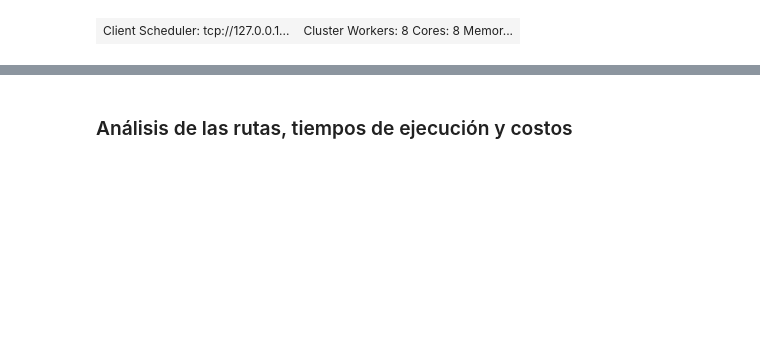
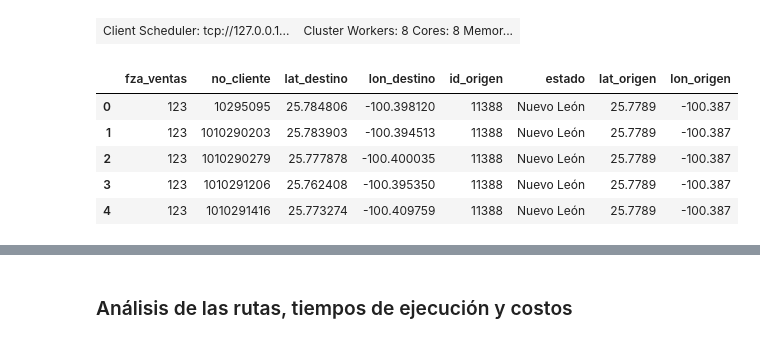
Before and after one commit to lauragmz/proyecto-final-mno2020, a Jupyter notebook: notebooks/Notebook_ParticleSwarm_Analisis.ipynb, the cells around one changed output, grey strips where cells are left out. Cells and saved outputs as stored; diff of their text form; code cells hidden in the pictures; blank space fills up the shorter version.

```diff
--- a/notebooks/Notebook_ParticleSwarm_Analisis.ipynb
+++ b/notebooks/Notebook_ParticleSwarm_Analisis.ipynb
@@ -314,2 +314,11 @@ df = pd.read_csv("C:/Users/anabc/Documents/MCD/Primavera2020/MNO/Proyecto final/
+# %%
+df.head()
+# %% [output]
+|  | fza_ventas | no_cliente | lat_destino | lon_destino | id_origen | estado | lat_origen | lon_origen |
+| 0 | 123 | 10295095 | 25.784806 | -100.398120 | 11388 | Nuevo León | 25.7789 | -100.387 |
+| 1 | 123 | 1010290203 | 25.783903 | -100.394513 | 11388 | Nuevo León | 25.7789 | -100.387 |
+| 2 | 123 | 1010290279 | 25.777878 | -100.400035 | 11388 | Nuevo León | 25.7789 | -100.387 |
+| 3 | 123 | 1010291206 | 25.762408 | -100.395350 | 11388 | Nuevo León | 25.7789 | -100.387 |
+| 4 | 123 | 1010291416 | 25.773274 | -100.409759 | 11388 | Nuevo León | 25.7789 | -100.387 |
 # %%
 ut=Utileria()
```
Also changed, not shown: parts of 10 cells of this notebook.
